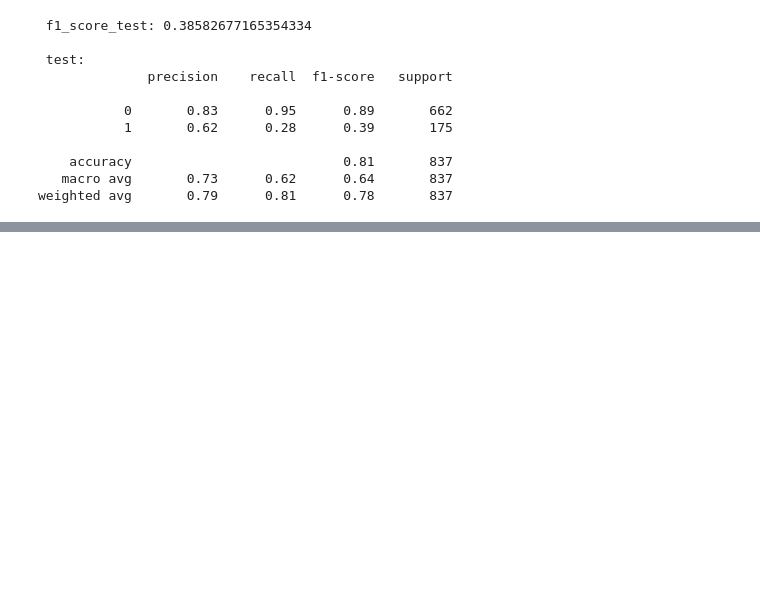
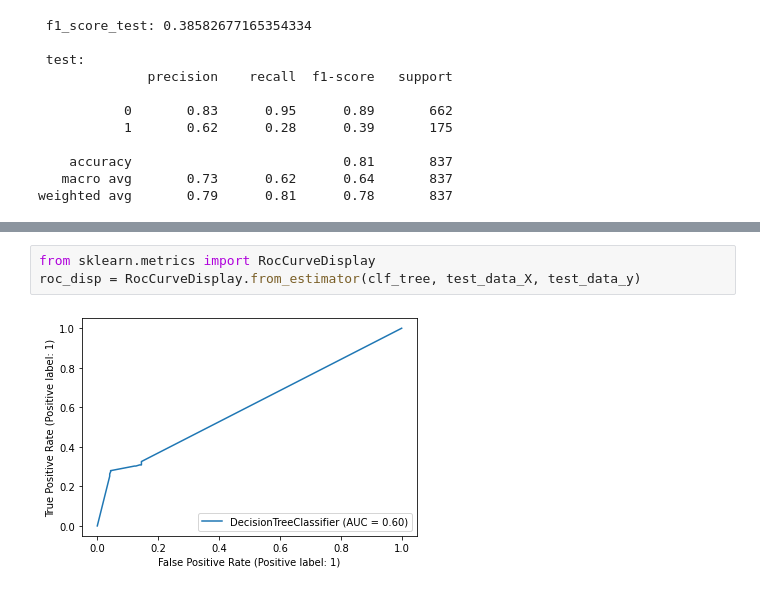
Before and after one commit to delphi12/VirtualAssistant_Assignment2, a Jupyter notebook: Algorithms/Algorithm2_Jaccard.ipynb, the cells around one changed output, grey strips where cells are left out. Saved outputs shown, nothing was run; the diff lists cells and outputs as text; blank space fills up the shorter version.

```diff
--- a/Algorithms/Algorithm2_Jaccard.ipynb
+++ b/Algorithms/Algorithm2_Jaccard.ipynb
@@ -176,0 +249,5 @@ weighted avg       0.79      0.81      0.78       837
+# %%
+from sklearn.metrics import RocCurveDisplay
+roc_disp = RocCurveDisplay.from_estimator(clf_tree, test_data_X, test_data_y)
+# %% [output]
+[figure, added]
```
Also changed, not shown: parts of 10 cells of this notebook.
